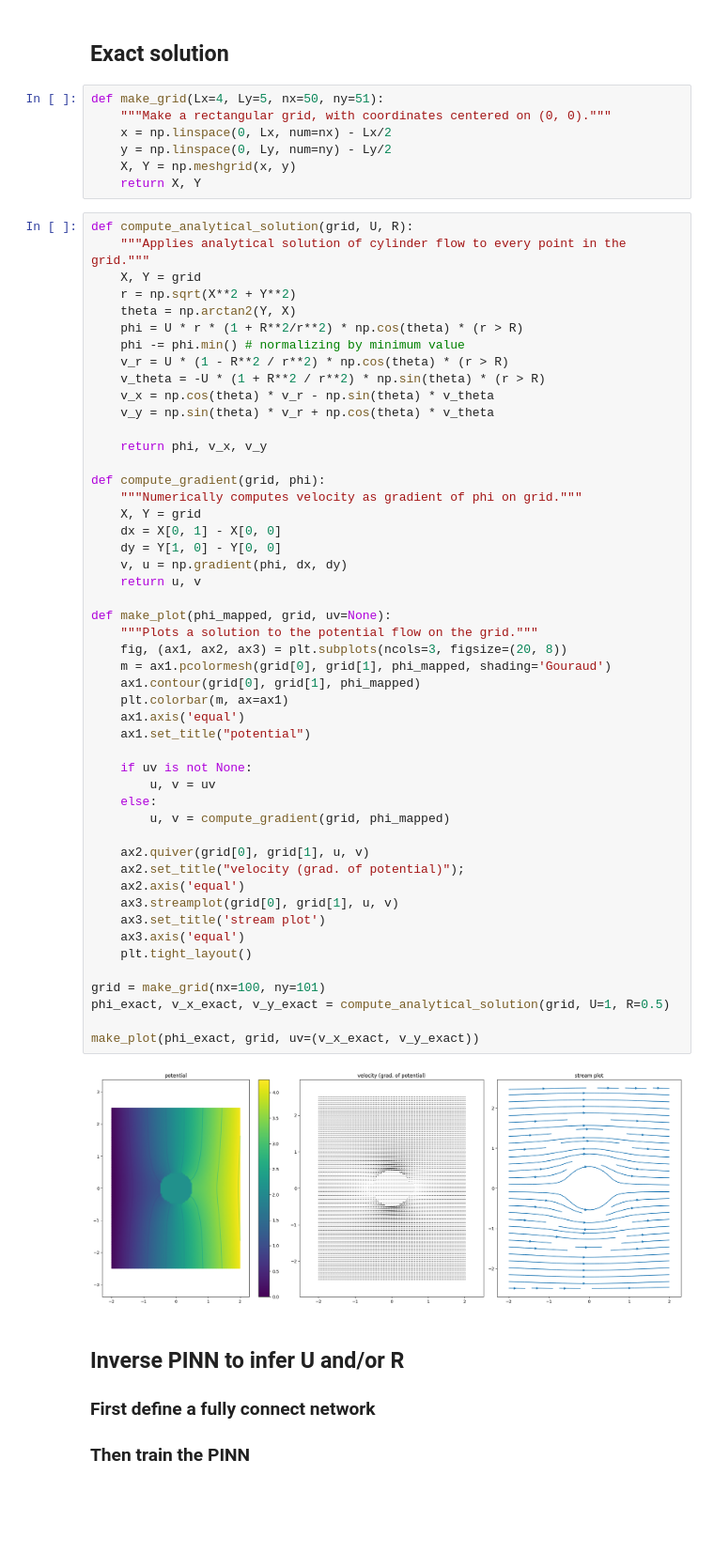
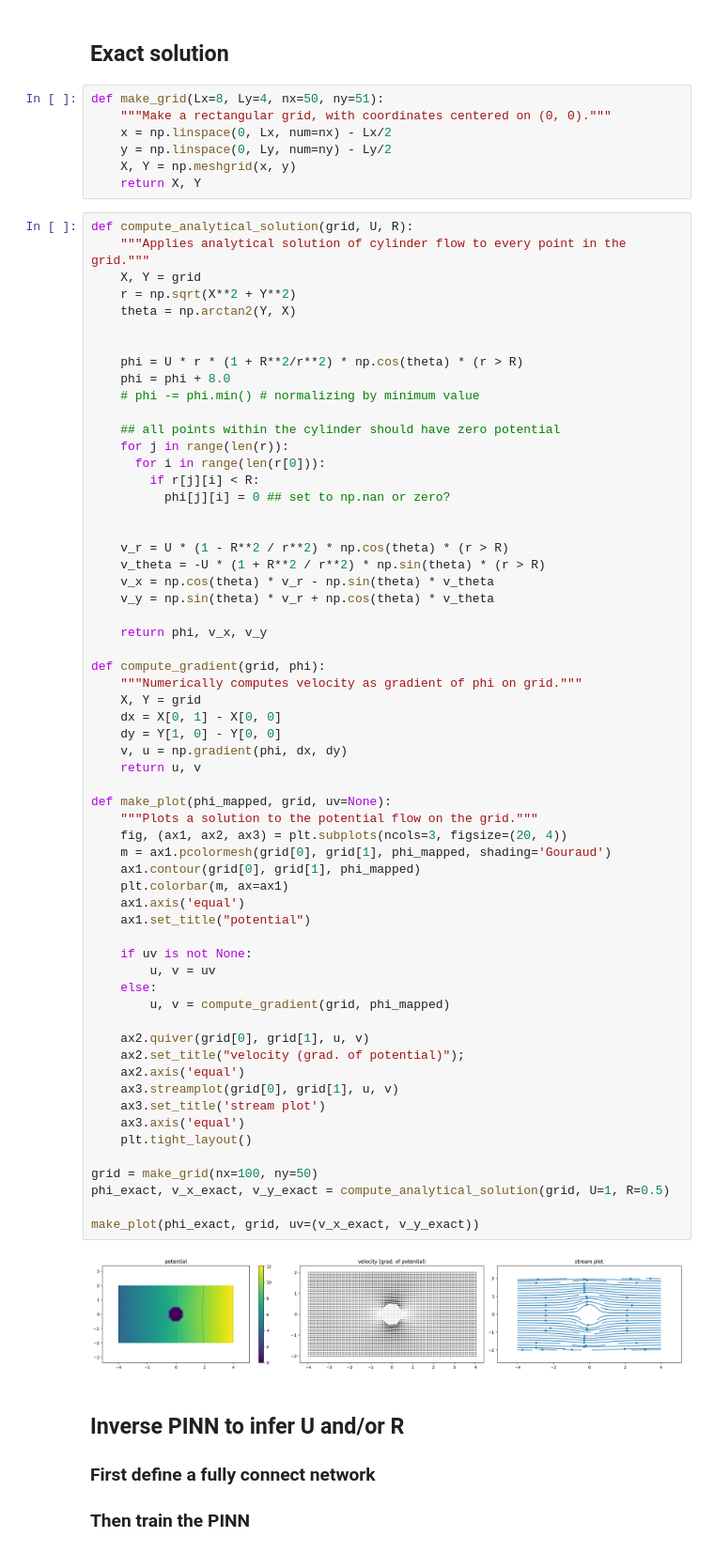
Before and after one commit to ahallback/DTU-PINN-project, a Jupyter notebook: 2D_Potential_Flow_Cylinder.ipynb, the cells around one changed output. Shown: that part at 94% size. Cells and saved outputs as stored; diff of their text form; blank space fills up the shorter version.

Commit message:
ensure inside of cylinder has zero flow

```diff
--- a/2D_Potential_Flow_Cylinder.ipynb
+++ b/2D_Potential_Flow_Cylinder.ipynb
@@ -39,7 +39,7 @@ $$
 # %% [markdown]
 ## Exact solution
 # %%
-def make_grid(Lx=4, Ly=5, nx=50, ny=51):
+def make_grid(Lx=8, Ly=4, nx=50, ny=51):
     """Make a rectangular grid, with coordinates centered on (0, 0)."""
     x = np.linspace(0, Lx, num=nx) - Lx/2
     y = np.linspace(0, Ly, num=ny) - Ly/2
@@ -51,8 +51,19 @@ def compute_analytical_solution(grid, U, R):
     X, Y = grid
     r = np.sqrt(X**2 + Y**2)
     theta = np.arctan2(Y, X)
+
+
     phi = U * r * (1 + R**2/r**2) * np.cos(theta) * (r > R)
-    phi -= phi.min() # normalizing by minimum value
+    phi = phi + 8.0
+    # phi -= phi.min() # normalizing by minimum value
+
+    ## all points within the cylinder should have zero potential
+    for j in range(len(r)):
+      for i in range(len(r[0])):
+        if r[j][i] < R:
+          phi[j][i] = 0 ## set to np.nan or zero?
+
+
     v_r = U * (1 - R**2 / r**2) * np.cos(theta) * (r > R)
     v_theta = -U * (1 + R**2 / r**2) * np.sin(theta) * (r > R)
     v_x = np.cos(theta) * v_r - np.sin(theta) * v_theta
@@ -66,36 +77,36 @@ def compute_gradient(grid, phi):
     dx = X[0, 1] - X[0, 0]
     dy = Y[1, 0] - Y[0, 0]
     v, u = np.gradient(phi, dx, dy)
     return u, v
 
 def make_plot(phi_mapped, grid, uv=None):
     """Plots a solution to the potential flow on the grid."""
-    fig, (ax1, ax2, ax3) = plt.subplots(ncols=3, figsize=(20, 8))
+    fig, (ax1, ax2, ax3) = plt.subplots(ncols=3, figsize=(20, 4))
     m = ax1.pcolormesh(grid[0], grid[1], phi_mapped, shading='Gouraud')
     ax1.contour(grid[0], grid[1], phi_mapped)
     plt.colorbar(m, ax=ax1)
     ax1.axis('equal')
     ax1.set_title("potential")
 
     if uv is not None:
         u, v = uv
     else:
         u, v = compute_gradient(grid, phi_mapped)
 
     ax2.quiver(grid[0], grid[1], u, v)
     ax2.set_title("velocity (grad. of potential)");
     ax2.axis('equal')
     ax3.streamplot(grid[0], grid[1], u, v)
     ax3.set_title('stream plot')
     ax3.axis('equal')
     plt.tight_layout()
 
-grid = make_grid(nx=100, ny=101)
+grid = make_grid(nx=100, ny=50)
 phi_exact, v_x_exact, v_y_exact = compute_analytical_solution(grid, U=1, R=0.5)
 
 make_plot(phi_exact, grid, uv=(v_x_exact, v_y_exact))
 # %% [output]
-[figure, old version]
+[figure, new version]
 # %% [markdown]
 ## Inverse PINN to infer U and/or R
 
```
Also changed, not shown: parts of 1 cell of this notebook.
